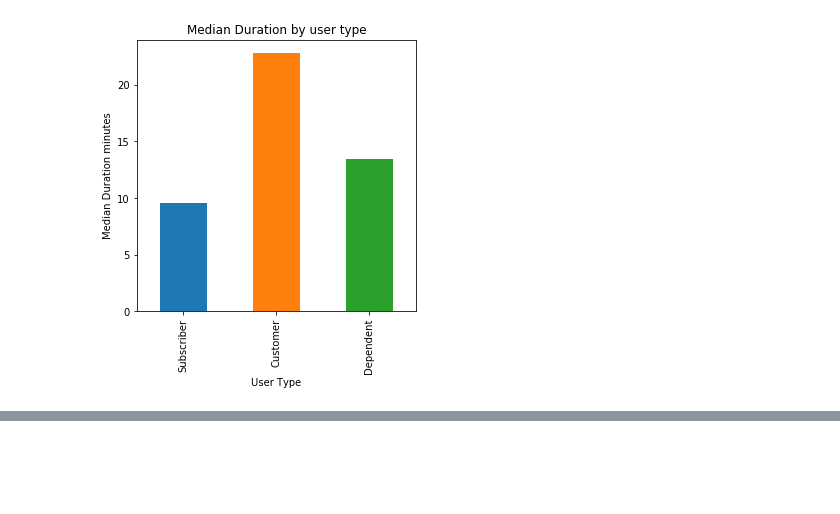
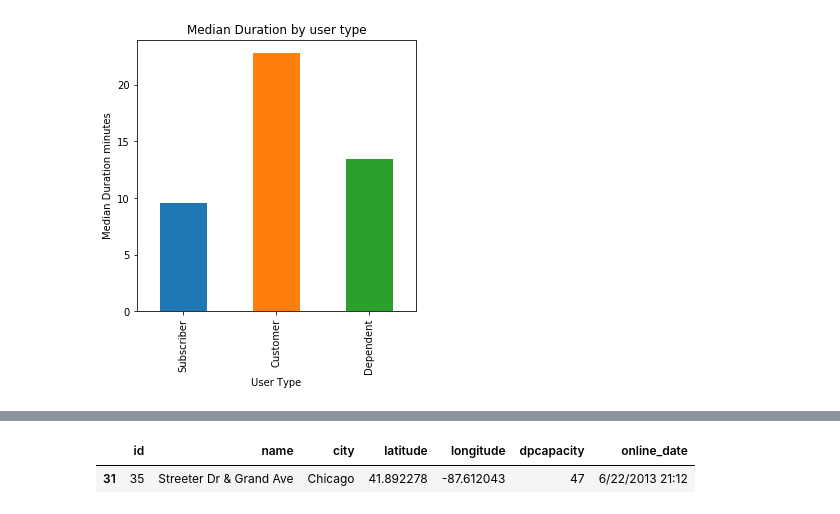
Before and after one commit to yshinomiya1q85/ys, a Jupyter notebook: capstone DS.ipynb, the cells around one changed output, grey strips where cells are left out. Saved outputs shown, nothing was run; the diff lists cells and outputs as text; code cells hidden in the pictures; blank space fills up the shorter version.

```diff
--- a/capstone DS.ipynb
+++ b/capstone DS.ipynb
@@ -150,0 +144,5 @@ array([ nan])
+# %%
+df_stationQ3Q4 = df_stationQ3Q4.drop('Unnamed: 7',axis=1)
+# %%
+df_stations = pd.concat([df_stationQ1Q2, df_stationQ3Q4])
+df_stations = df_stations.drop_duplicates('id', keep='last')
@@ -159,0 +198,5 @@ df_station.head()
+# %%
+df_stations[df_stations['id']==35]
+# %% [output]
+|  | id | name | city | latitude | longitude | dpcapacity | online_date |
+| 31 | 35 | Streeter Dr & Grand Ave | Chicago | 41.892278 | -87.612043 | 47 | 6/22/2013 21:12 |
```
Also changed, not shown: parts of 17 cells of this notebook.
